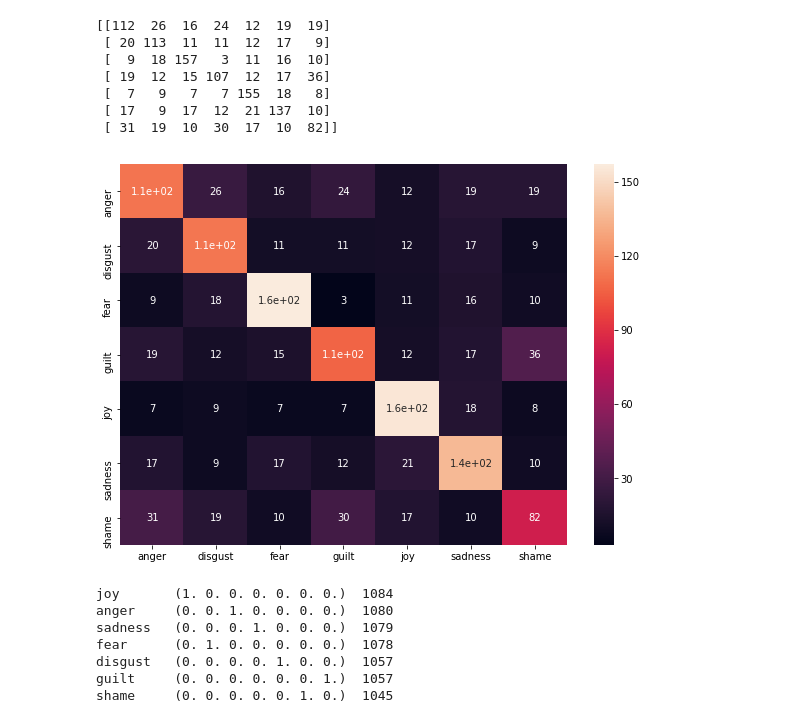
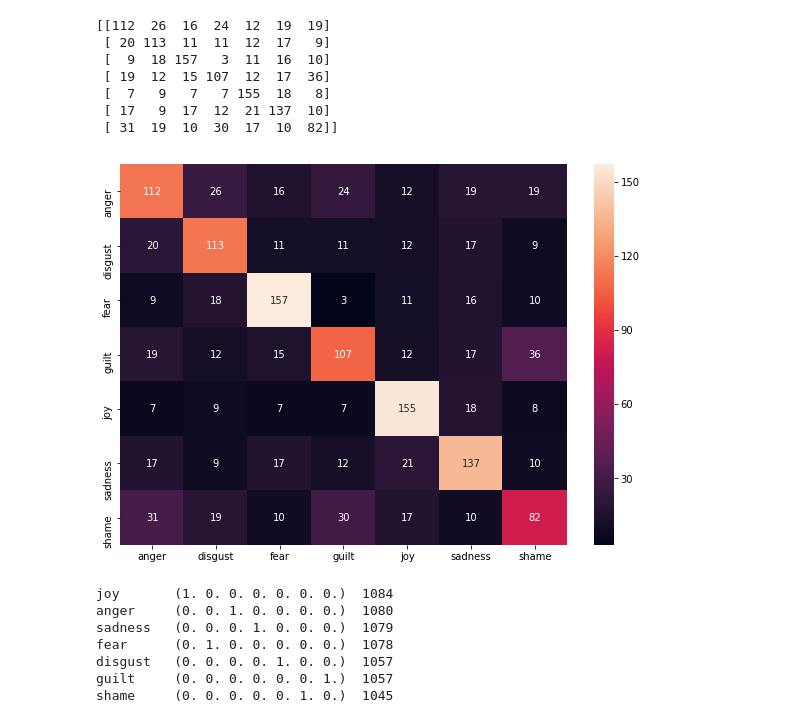
Before and after one commit to TetsumichiUmada/text2emoji, a Jupyter notebook: project.ipynb, the cells around one changed output. Saved outputs shown, nothing was run; the diff lists cells and outputs as text; code cells hidden in the pictures.

```diff
--- a/project.ipynb
+++ b/project.ipynb
@@ -27,7 +27,7 @@ def read_file(file_name):
     return data_list
 # %%
 # file_name = "olympic.txt"
-file_name = "psychExp.txt"
+file_name = "data/psychExp.txt"
 psychExp_txt = read_file(file_name)
 # %%
 print("The number of instances: {}".format(len(psychExp_txt)))
@@ -224,19 +224,19 @@ print(matrix)
 # %%
 %matplotlib inline
 import seaborn as sn
 import pandas as pd
 import matplotlib.pyplot as plt
 
 l = ["joy", 'fear', "anger", "sadness", "disgust", "shame", "guilt"]
 l.sort()
 df_cm = pd.DataFrame(matrix, index = l, columns = l)
 plt.figure(figsize = (10,7))
-sn.heatmap(df_cm, annot=True)
+sn.heatmap(df_cm, annot=True, fmt="d")
 plt.show()
 
 # Reference https://stackoverflow.com/questions/35572000/how-can-i-plot-a-confusion-matrix
 # %% [output]
-[figure, old version]
+[figure, new version]
 # %%
 # Get counts for each label
 label_freq = {}
```
Also changed, not shown: parts of 2 cells of this notebook.
